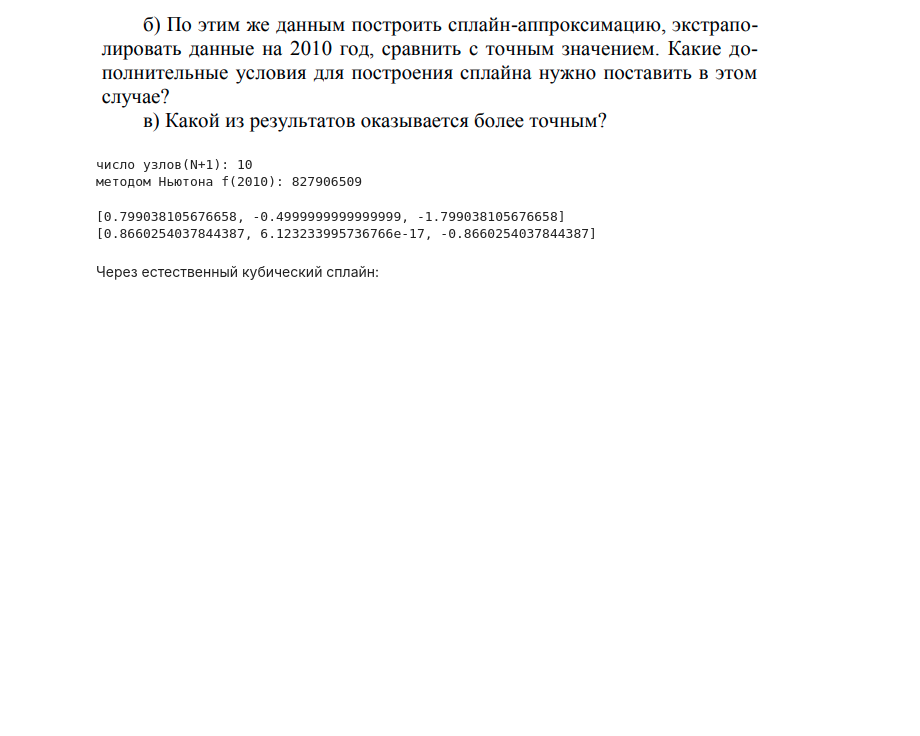
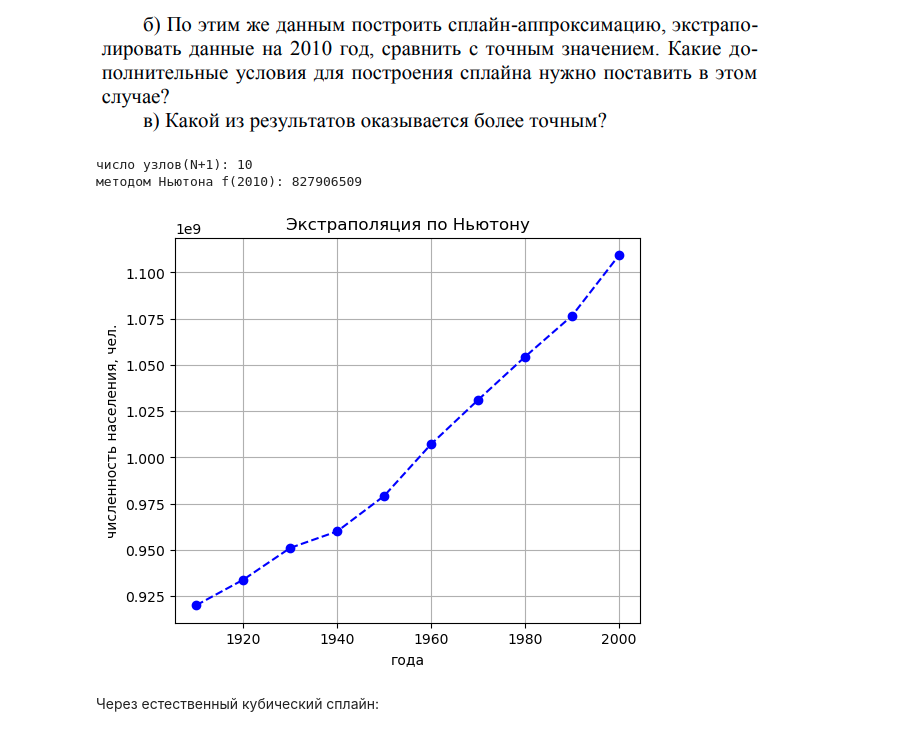
Before and after one commit to marfadita/CM-mipt, a Jupyter notebook: дз_самостоятельные/дз1_сем1.ipynb, the cells around one changed output. Drawn from its saved outputs; the diff is of its cells as text; code cells hidden in the pictures; blank space fills up the shorter version.

```diff
--- a/дз_самостоятельные/дз1_сем1.ipynb
+++ b/дз_самостоятельные/дз1_сем1.ipynb
@@ -66,41 +69,47 @@ print(f'Ширина функции на полувысоте: {np.round(np.abs(
 ![image-2.png](attachment:image-2.png)
 # %%
 def div_diff(x, f):
-    """Первая строка полученной матрицы - разности Ньютона увеличивающегося порядка"""
-    n = len(x);
+    """
+    Первая строка полученной матрицы - разности Ньютона увеличивающегося порядка
+    """
+
+    n = len(x)
     F = np.empty((n, n))
     F[:, 0] = f
     for k in range(1, n):
         F[0:n-k, k] = (F[1:n-k+1, k-1] - F[0:n-k, k-1]) / (x[k:] - x[:-k])
-    print(F)
     return F
 # %%
 x = np.arange(1910, 2010, 10)
 h = 10
 N = x.shape[0] - 1
 print(f'число узлов(N+1): {N+1}')
-f = np.array([92228496, 106021537, 123202624, 132164569,151325798, 179323175, 203211926,226545805,248709873,281421906])
+
+f_people = np.array([92228496, 106021537, 123202624, 132164569,151325798, 179323175, 203211926,226545805,248709873,281421906])
 z = 2010
-coef = div_diff(x, f)[0,:]
+coef = div_diff(x, f_people)[0,:]
 
 x_diff = [z-key for key in x]
 x_diff.insert(0,1)
 
-res = 0
+res_newton = 0
 for i, value in enumerate(coef):
-    res += value * np.cumprod(x_diff)[i]
+    res_newton += value * np.cumprod(x_diff)[i]
 
-print(f'методом Ньютона f({z}): {int(res)}')
+print(f'методом Ньютона f({z}): {int(res_newton)}')
 # %% [output]
 число узлов(N+1): 10
 методом Ньютона f(2010): 827906509
-# %%
-x = [(-1/2) + (3/2)*np.cos((2*m+1)*np.pi/6) for m in range(3)]
-print(x)
-print([np.cos((2*m+1)*np.pi/6) for m in range(3)])
-# %% [output]
-[0.799038105676658, -0.4999999999999999, -1.799038105676658]
-[0.8660254037844387, 6.123233995736766e-17, -0.8660254037844387]
+# %%
+plt.figure(figsize=(6,5))
+plt.title('Экстраполяция по Ньютону')
+plt.plot(x, f_people + res_newton, '--bo',label='line with marker')
+plt.xlabel('года')
+plt.ylabel('численность населения, чел.')
+plt.yscale('linear')
+plt.grid()
+# %% [output]
+[figure, added]
 # %% [markdown]
 Через естественный кубический сплайн:
 # %%
```
Also changed, not shown: parts of 13 cells of this notebook.
